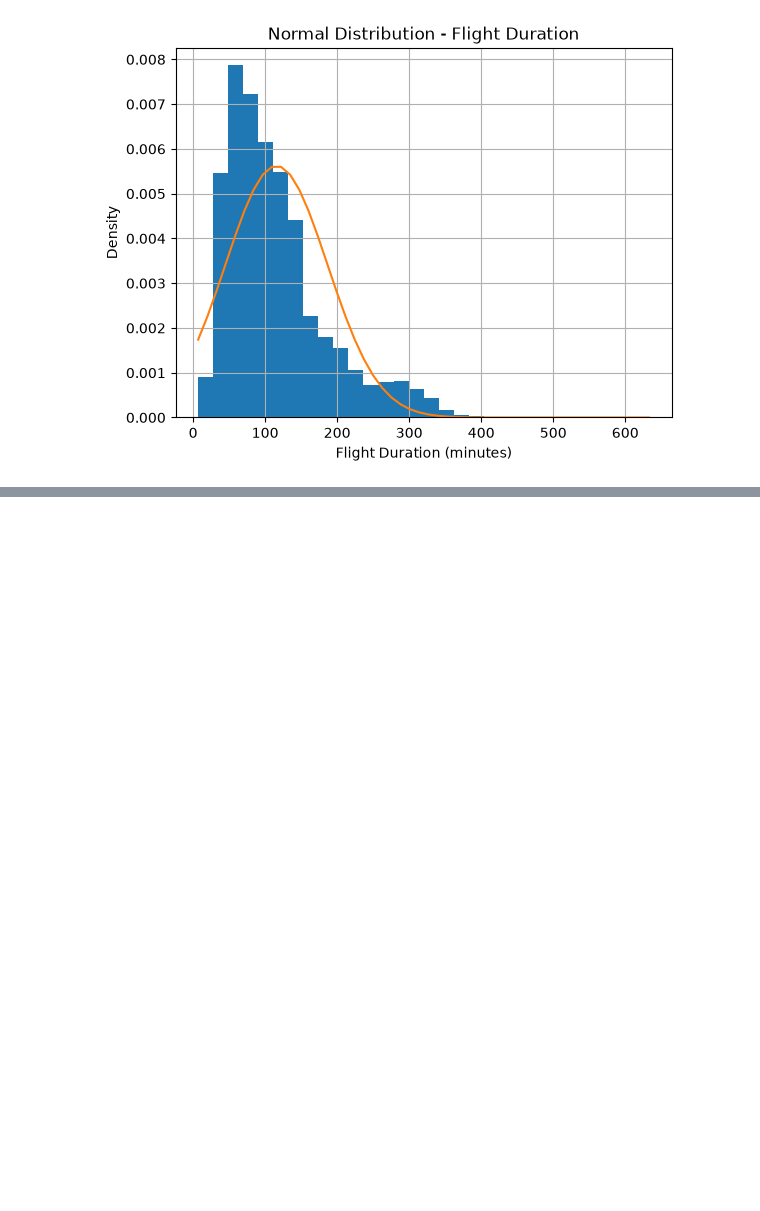
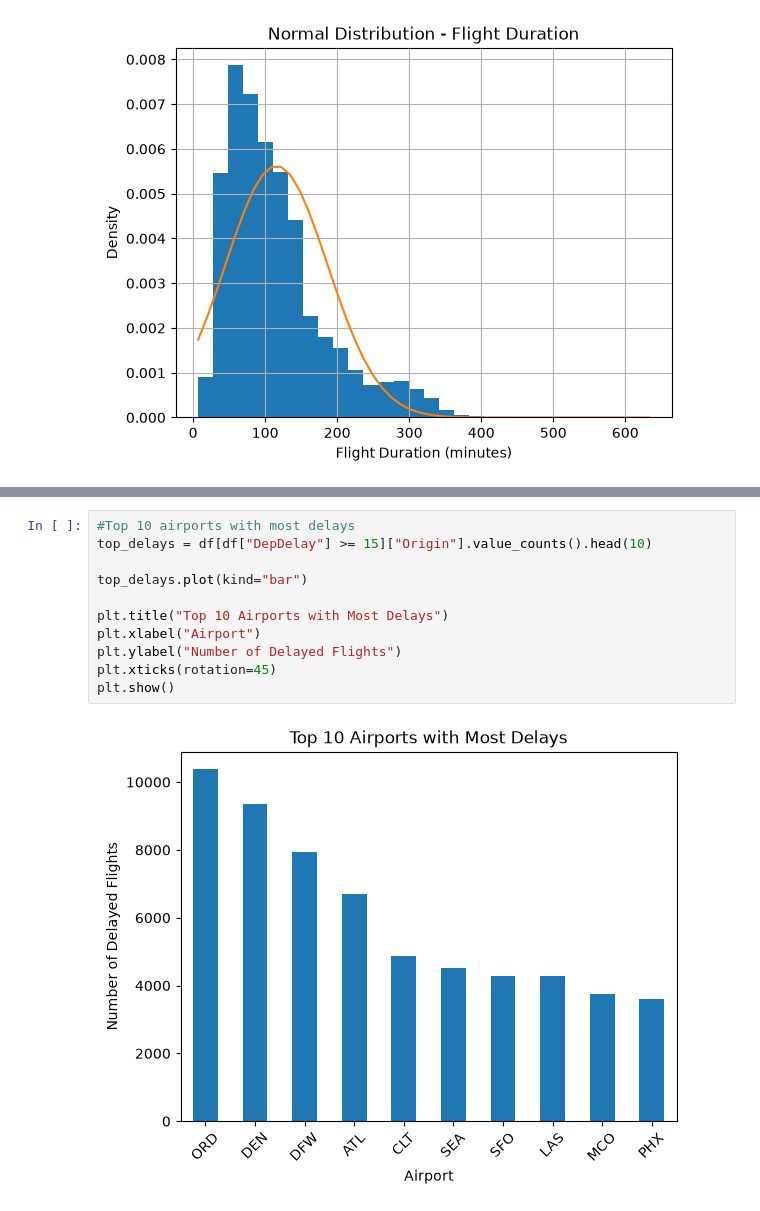
Before and after one commit to luizfaitanin-cct/Stats-for-Data-Analytics-CA1, a Jupyter notebook: Stats- HDip DBA Sept-26 CA-1 40%.ipynb, the cells around one changed output, grey strips where cells are left out. Saved outputs shown, nothing was run; the diff lists cells and outputs as text; blank space fills up the shorter version.

```diff
--- a/Stats- HDip DBA Sept-26 CA-1 40%.ipynb
+++ b/Stats- HDip DBA Sept-26 CA-1 40%.ipynb
@@ -232,0 +397,13 @@ Standard deviation: 70.95826327891176
+# %%
+#Top 10 airports with most delays
+top_delays = df[df["DepDelay"] >= 15]["Origin"].value_counts().head(10)
+
+top_delays.plot(kind="bar")
+
+plt.title("Top 10 Airports with Most Delays")
+plt.xlabel("Airport")
+plt.ylabel("Number of Delayed Flights")
+plt.xticks(rotation=45)
+plt.show()
+# %% [output]
+[figure, added]
```
Also changed, not shown: parts of 26 cells of this notebook.
